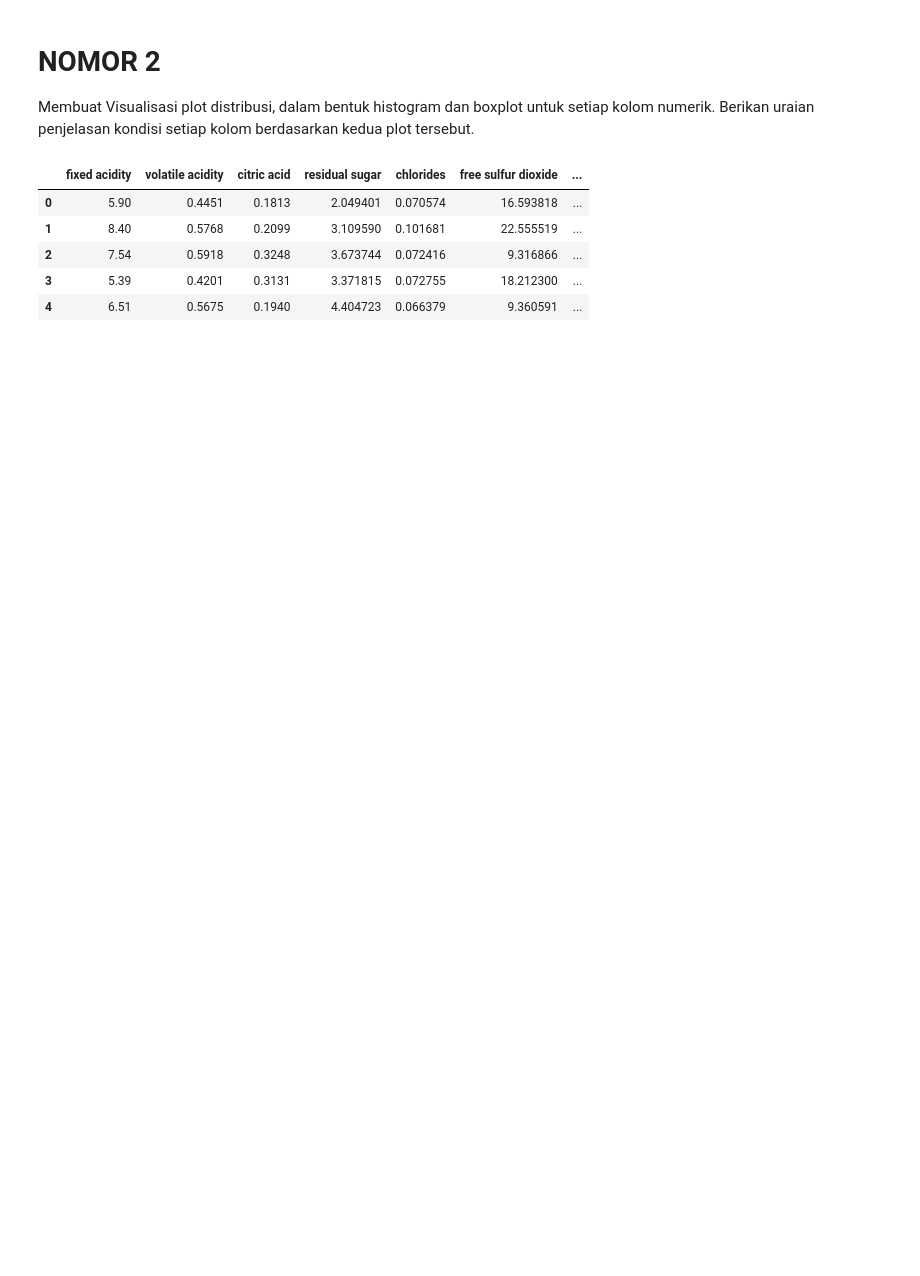
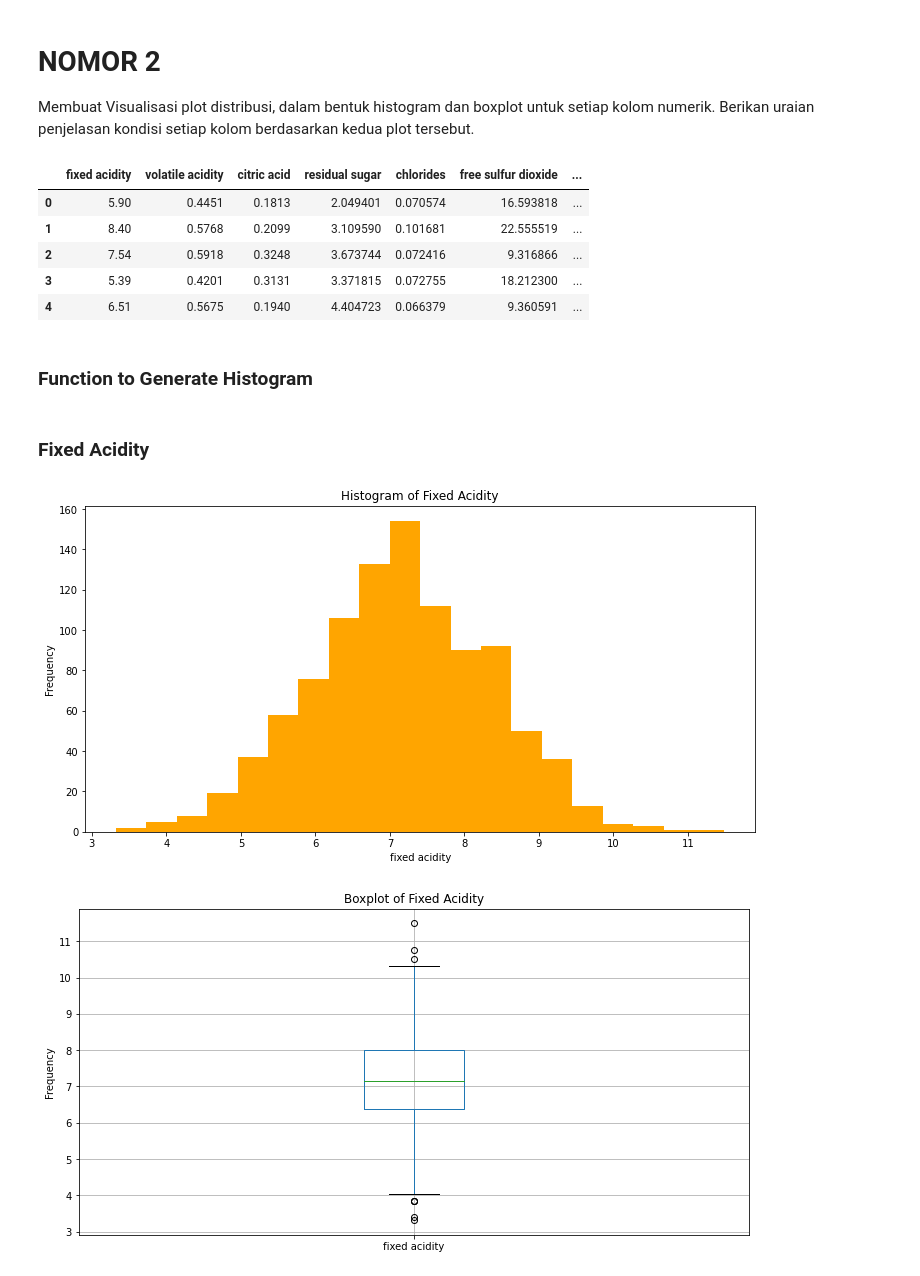
Before and after one commit to JeffreyChow19/probability-statistics, a Jupyter notebook: src/prob-2.ipynb, the cells around one changed output. Saved outputs shown, nothing was run; the diff lists cells and outputs as text; code cells hidden in the pictures; blank space fills up the shorter version.

```diff
--- a/src/prob-2.ipynb
+++ b/src/prob-2.ipynb
@@ -14,3 +19,31 @@ df.head()
 | 2 | 7.54 | 0.5918 | 0.3248 | 3.673744 | 0.072416 | 9.316866 | ... |
 | 3 | 5.39 | 0.4201 | 0.3131 | 3.371815 | 0.072755 | 18.212300 | ... |
 | 4 | 6.51 | 0.5675 | 0.1940 | 4.404723 | 0.066379 | 9.360591 | ... |
+# %% [markdown]
+### Function to Generate Histogram
+# %%
+# create histogram
+def generate_hist(col):
+    df[col].plot(kind="hist", figsize=(12, 6), bins=20, color='orange')
+    # set title, x-label, and y-label for each histogram
+    plt.title('Histogram of ' + col.title())
+    plt.xlabel(col)
+    plt.ylabel('Frequency')
+    # show the histogram
+    plt.show()
+
+def generate_boxplot(col):
+    df.boxplot(column=col, figsize = (12,6), meanline = True, showmeans = True)
+    # set title, x-label, and y-label for each histogram
+    plt.title('Boxplot of ' + col.title())
+    plt.ylabel('Frequency')
+    # show the boxplot
+    plt.show()
+# %% [markdown]
+### Fixed Acidity
+# %%
+generate_hist("fixed acidity")
+generate_boxplot("fixed acidity")
+# %% [output]
+[figure, added]
+[figure, added]
```
Also changed, not shown: parts of 32 cells of this notebook.
